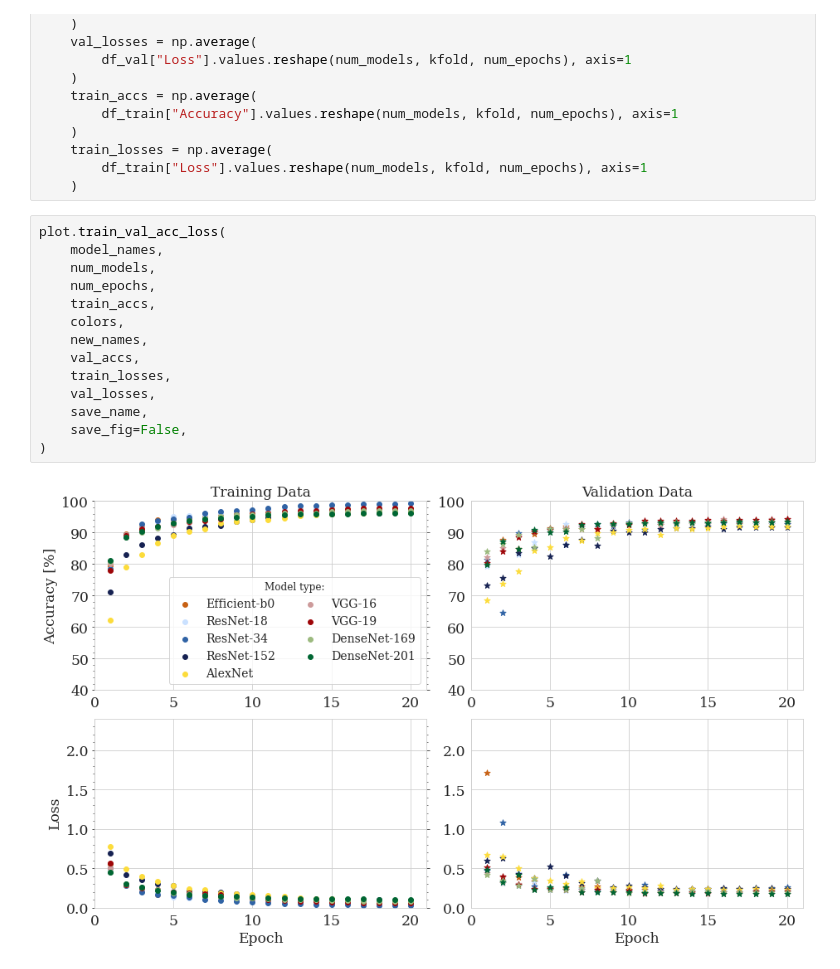
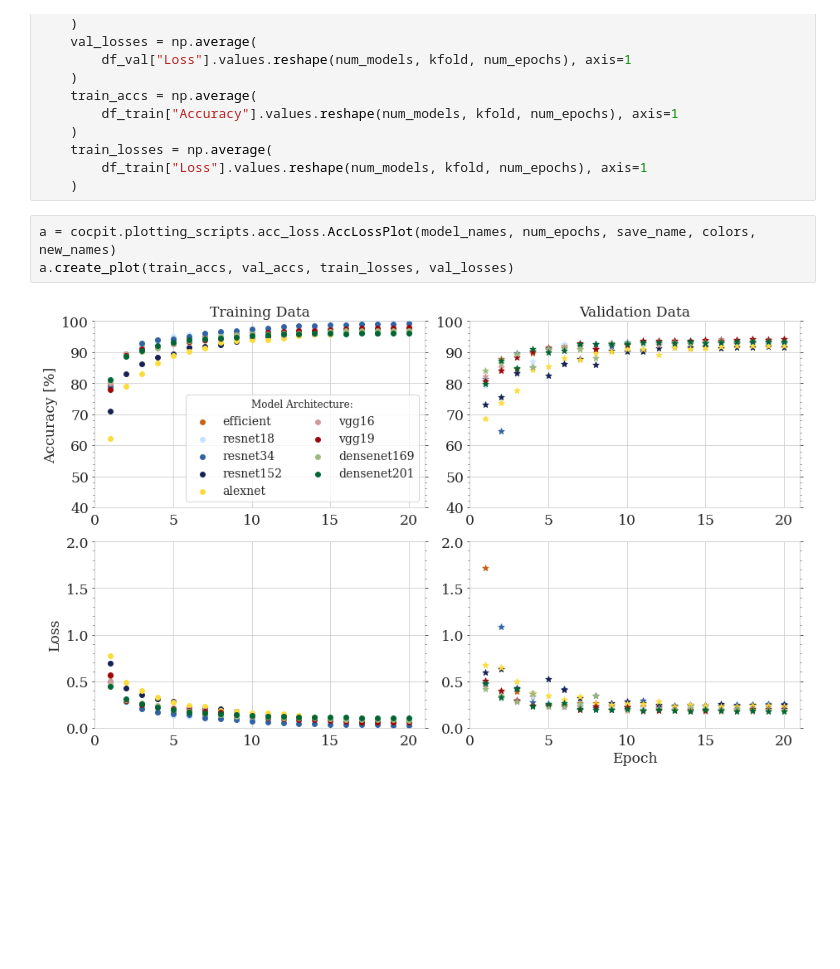
Before and after one commit to vprzybylo/ai2es, a Jupyter notebook: notebooks/accuracy_plots.ipynb, the cells around one changed output. Drawn from its saved outputs; the diff is of its cells as text; blank space fills up the shorter version.

Commit message:
refactor acc plot to class

```diff
--- a/notebooks/accuracy_plots.ipynb
+++ b/notebooks/accuracy_plots.ipynb
@@ -120,18 +114,7 @@ else:
         df_train["Loss"].values.reshape(num_models, kfold, num_epochs), axis=1
     )
 # %%
-plot.train_val_acc_loss(
-    model_names,
-    num_models,
-    num_epochs,
-    train_accs,
-    colors,
-    new_names,
-    val_accs,
-    train_losses,
-    val_losses,
-    save_name,
-    save_fig=False,
-)
+a = cocpit.plotting_scripts.acc_loss.AccLossPlot(model_names, num_epochs, save_name, colors, new_names)
+a.create_plot(train_accs, val_accs, train_losses, val_losses)
 # %% [output]
-[figure, old version]
+[figure, new version]
```
Also changed, not shown: parts of 2 cells of this notebook.
